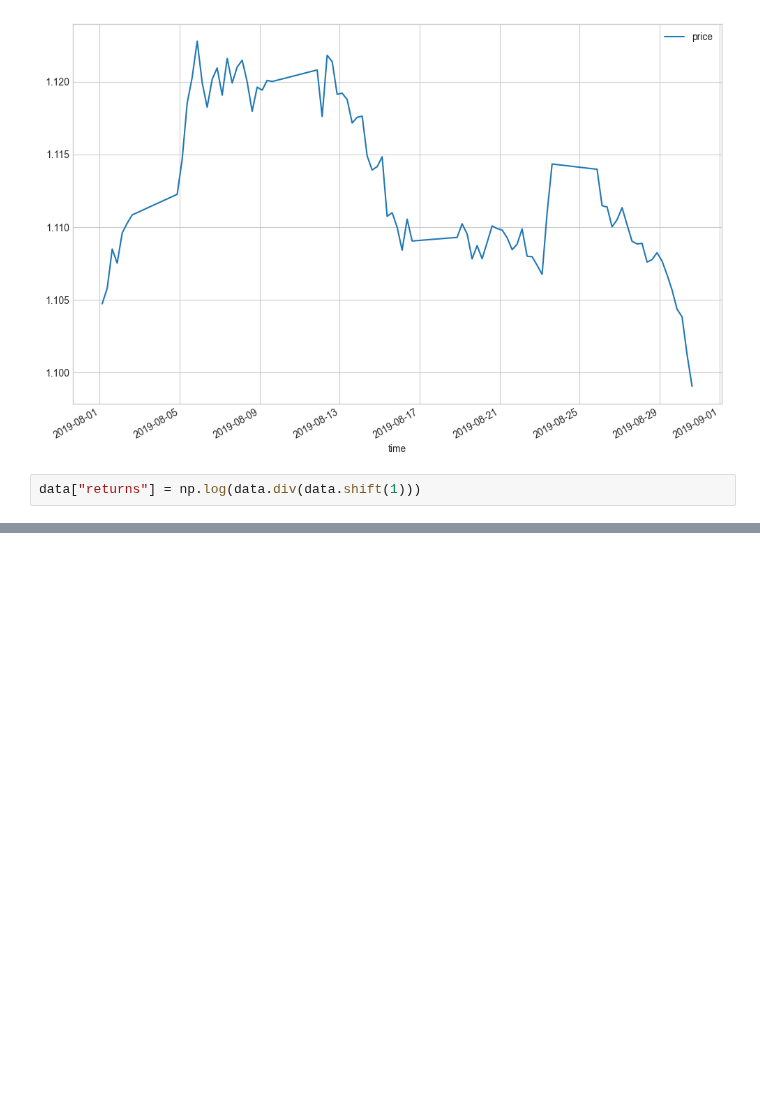
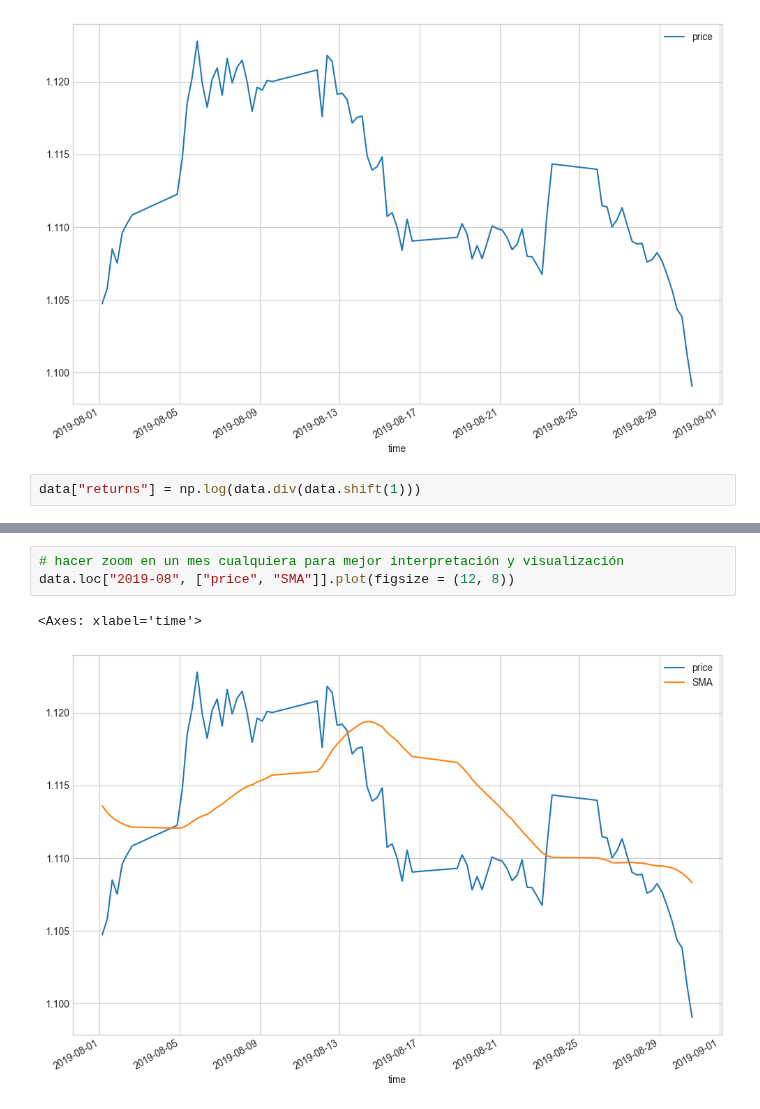
Before and after one commit to mario812/algo-trading-env, a Jupyter notebook: 3.3.2_6-getting_data.ipynb, the cells around one changed output, grey strips where cells are left out. Cells and saved outputs as stored; diff of their text form; blank space fills up the shorter version.

```diff
--- a/3.3.2_6-getting_data.ipynb
+++ b/3.3.2_6-getting_data.ipynb
@@ -66,0 +87,6 @@ data
+# %%
+# hacer zoom en un mes cualquiera para mejor interpretación y visualización
+data.loc["2019-08", ["price", "SMA"]].plot(figsize = (12, 8))
+# %% [output]
+<Axes: xlabel='time'>
+[figure, added]
```
Also changed, not shown: parts of 15 cells of this notebook.
